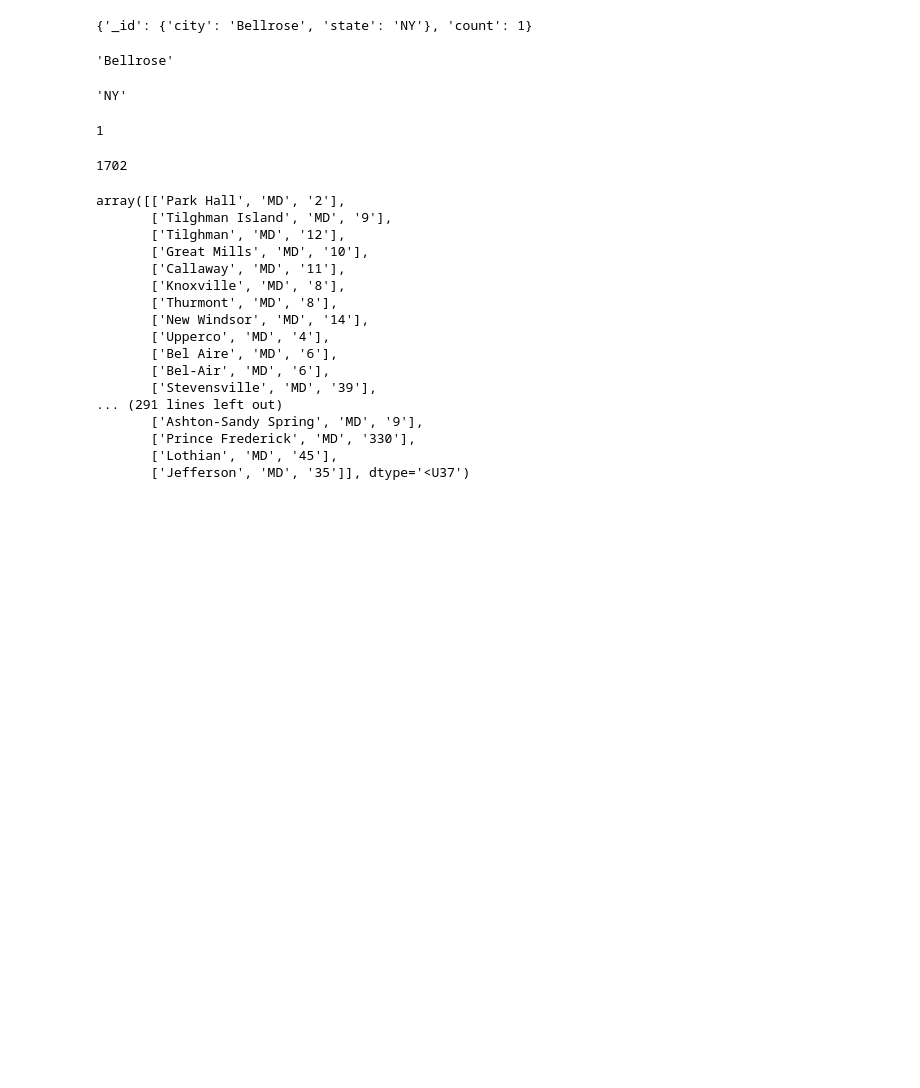
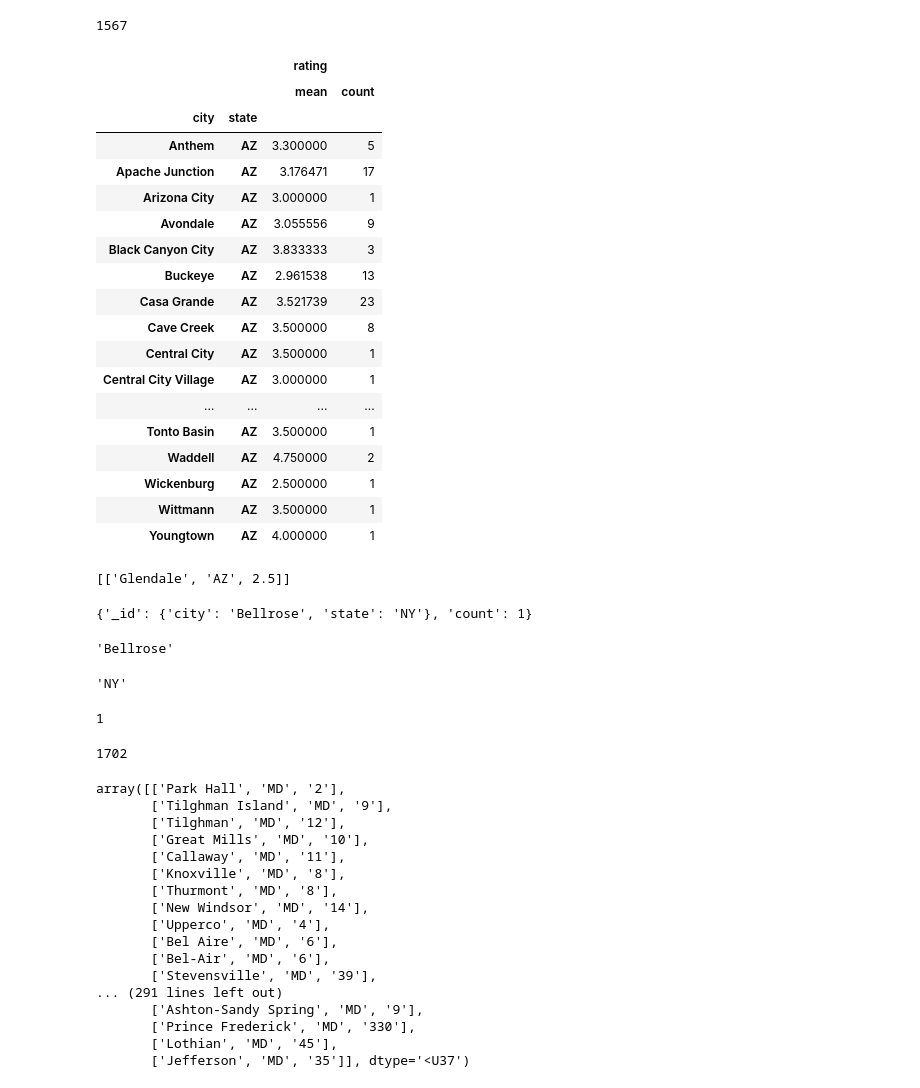
Before and after one commit to SteveGriswold3/DataScience-Capstone, a Jupyter notebook: src/flask.ipynb, the cells around one changed output. Cells and saved outputs as stored; diff of their text form; code cells hidden in the pictures; blank space fills up the shorter version.

```diff
--- a/src/flask.ipynb
+++ b/src/flask.ipynb
@@ -27,3 +62,46 @@ city_list = bdb.aggregate([{'$group': {'_id': {'city': '$city', 'state': '$state
+# %%
+bus_stats = set()
+
+for review in reviews:
+    bus_stats.add(review['bus_id'])
+# %%
+len(bus_stats)
+# %% [output]
+1567
+# %%
+city_summary_data = bdb.find({}, {'_id': False, 'id': True, 'state': True, 'city': True, 'rating': True, } )
+# %%
+city_list = [[bus['city'], bus['state'], bus['rating']] for bus in city_summary_data if bus['id'] in bus_stats]
+# %%
+city_df = pd.DataFrame(city_list, columns=['city', 'state', 'rating'])
+# %%
+city_df.groupby(['city', 'state']).agg(['mean', 'count'])
+# %% [output]
+|  |  | rating |  |
+|  |  | mean | count |
+| city | state |  |  |
+| Anthem | AZ | 3.300000 | 5 |
+| Apache Junction | AZ | 3.176471 | 17 |
+| Arizona City | AZ | 3.000000 | 1 |
+| Avondale | AZ | 3.055556 | 9 |
+| Black Canyon City | AZ | 3.833333 | 3 |
+| Buckeye | AZ | 2.961538 | 13 |
+| Casa Grande | AZ | 3.521739 | 23 |
+| Cave Creek | AZ | 3.500000 | 8 |
+| Central City | AZ | 3.500000 | 1 |
+| Central City Village | AZ | 3.000000 | 1 |
+| ... | ... | ... | ... |
+| Tonto Basin | AZ | 3.500000 | 1 |
+| Waddell | AZ | 4.750000 | 2 |
+| Wickenburg | AZ | 2.500000 | 1 |
+| Wittmann | AZ | 3.500000 | 1 |
+| Youngtown | AZ | 4.000000 | 1 |
+# %%
+city = int('10')
+city = [c for idx, c in zip(np.arange(0,len(city_list),1), city_list) if idx==city]
+print(city)
+# %% [output]
+[['Glendale', 'AZ', 2.5]]
 # %%
 for city in city_list:
     city.keys()
```
Also changed, not shown: parts of 14 cells of this notebook.
